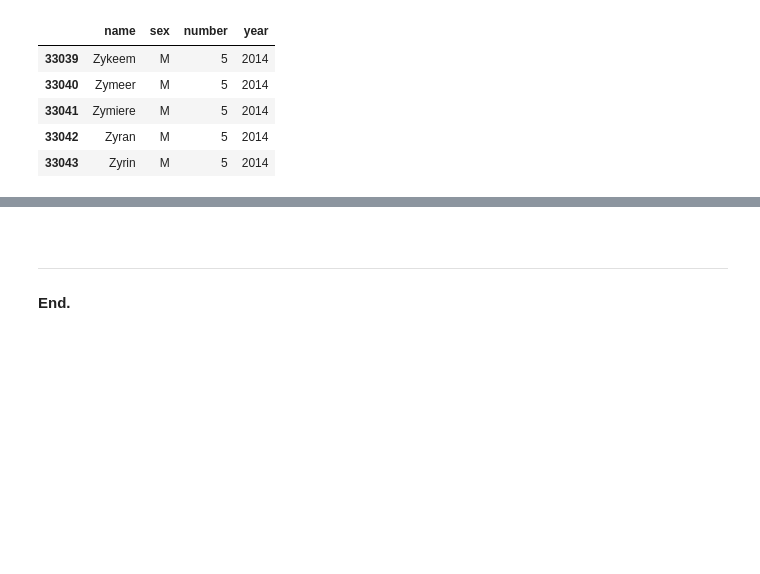
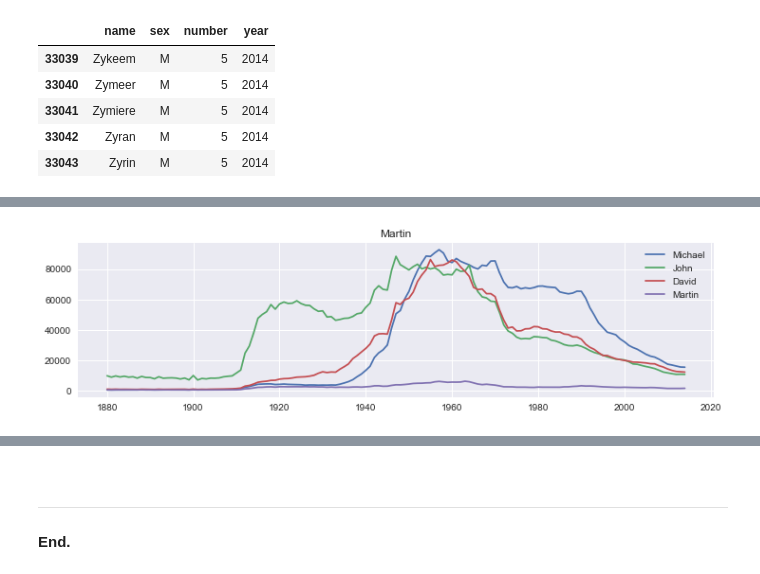
Before and after one commit to olgarozhdestvina/Data-Science-and-Machine-Learning, a Jupyter notebook: Data analytics/Baby names.ipynb, the cells around one changed output, grey strips where cells are left out. Cells and saved outputs as stored; diff of their text form; code cells hidden in the pictures; blank space fills up the shorter version.

```diff
--- a/Data analytics/Baby names.ipynb
+++ b/Data analytics/Baby names.ipynb
@@ -94,0 +148,9 @@ all_years.tail()
+# %%
+names = ['Michael', 'John', 'David', 'Martin']
+
+for name in names:
+    plot_name('M', name)
+
+plt.legend(names);
+# %% [output]
+[figure, added]
```
Also changed, not shown: parts of 12 cells of this notebook.
